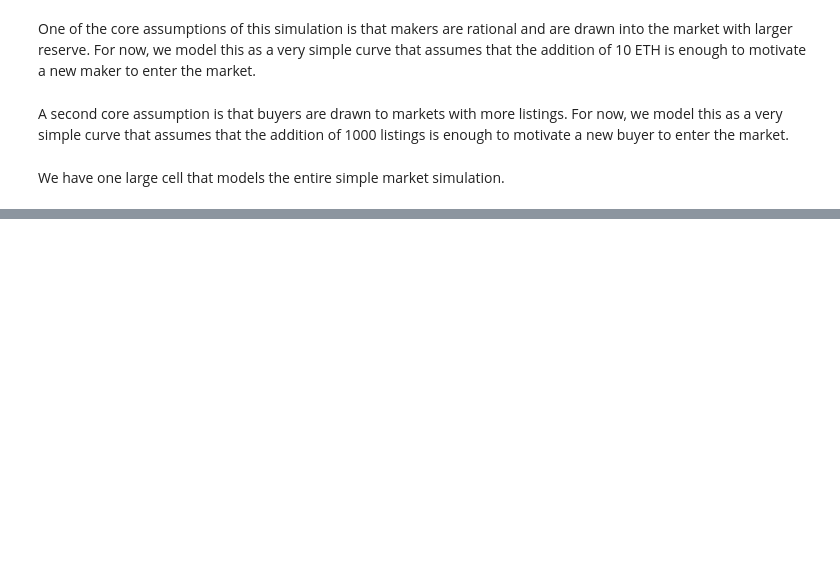
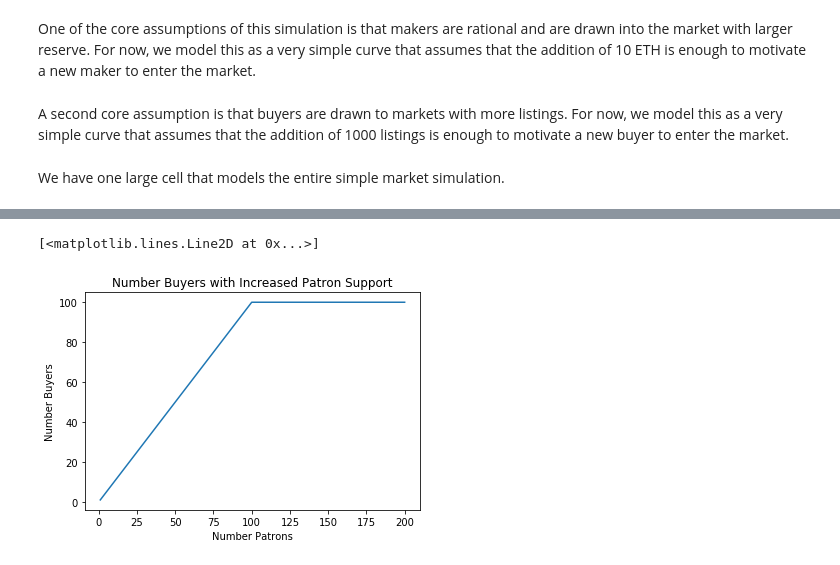
Before and after one commit to computablelabs/economics, a Jupyter notebook: Supporter Effect.ipynb, the cells around one changed output, grey strips where cells are left out. Saved outputs shown, nothing was run; the diff lists cells and outputs as text; code cells hidden in the pictures; blank space fills up the shorter version.

```diff
--- a/Supporter Effect.ipynb
+++ b/Supporter Effect.ipynb
@@ -184,0 +211,8 @@ plt.plot(patrons_list, reserve_sizes)
+# %%
+plt.title("Number Buyers with Increased Patron Support")
+plt.xlabel("Number Patrons")
+plt.ylabel("Number Buyers")
+plt.plot(patrons_list, buyers_list)
+# %% [output]
+[<matplotlib.lines.Line2D at 0x...>]
+[figure, added]
```
Also changed, not shown: parts of 12 cells of this notebook, 1 other file.
